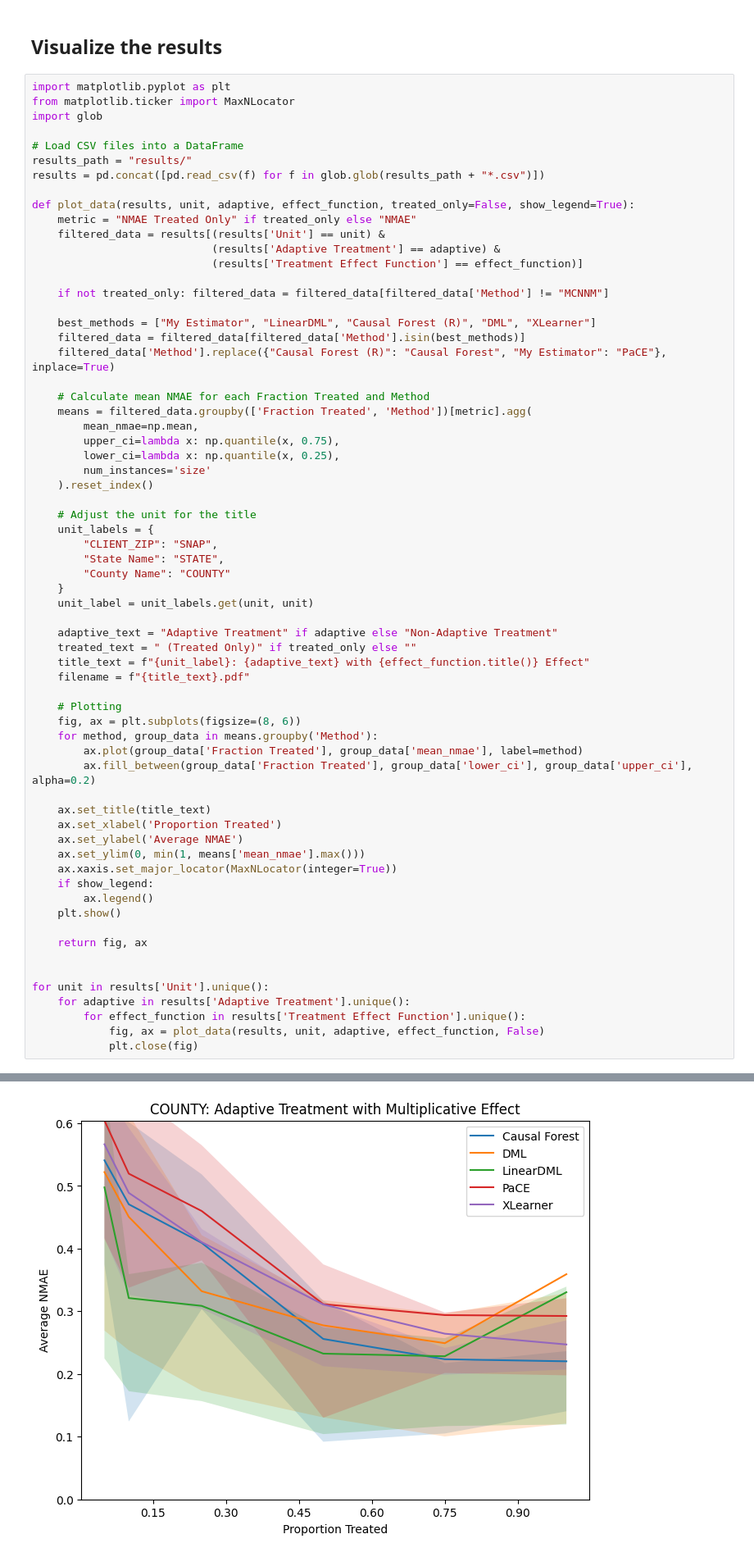
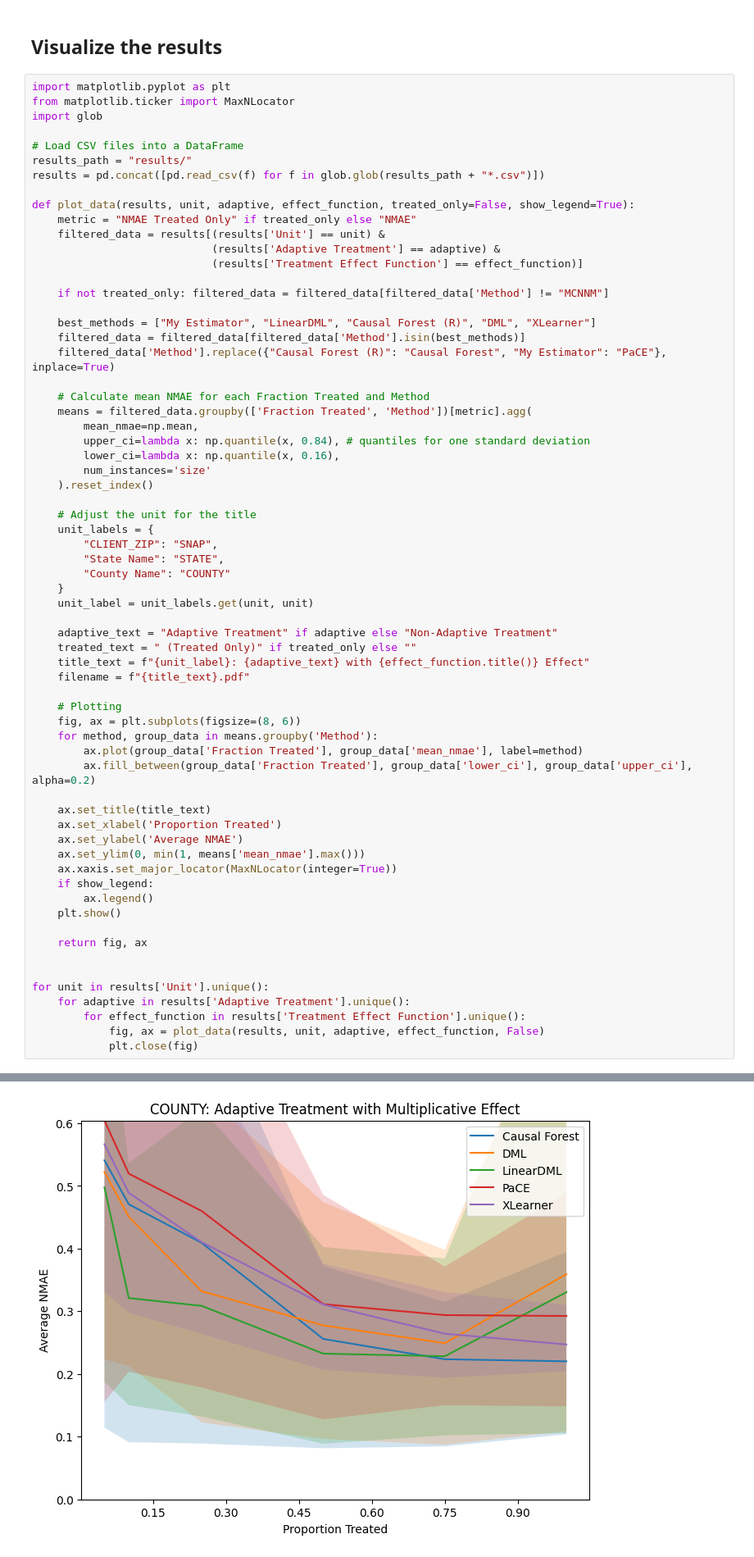
Before and after one commit to emilyyzhang/PaCE, a Jupyter notebook: Experiment.ipynb, the cells around one changed output, grey strips where cells are left out. Shown at 82% size. Saved outputs shown, nothing was run; the diff lists cells and outputs as text.

```diff
--- a/Experiment.ipynb
+++ b/Experiment.ipynb
@@ -91,8 +91,8 @@ def plot_data(results, unit, adaptive, effect_function, treated_only=False, show
     # Calculate mean NMAE for each Fraction Treated and Method
     means = filtered_data.groupby(['Fraction Treated', 'Method'])[metric].agg(
         mean_nmae=np.mean,
-        upper_ci=lambda x: np.quantile(x, 0.75),
-        lower_ci=lambda x: np.quantile(x, 0.25),
+        upper_ci=lambda x: np.quantile(x, 0.84), # quantiles for one standard deviation
+        lower_ci=lambda x: np.quantile(x, 0.16),
         num_instances='size'
     ).reset_index()
 
@@ -146,5 +146,5 @@ The provided callable <function mean at 0x...> is currently using SeriesGroupBy.
 The provided callable <function mean at 0x...> is currently using SeriesGroupBy.mean. In a future version of pandas, the provided callable will be used directly. To keep current behavior pass the stri ...
-[figure, old version]
+[figure, new version]
 ... (12 outputs left out)
 # %%
 # Analysis and counting best methods across units
```
Also changed, not shown: parts of 3 cells of this notebook, 4 other files.
